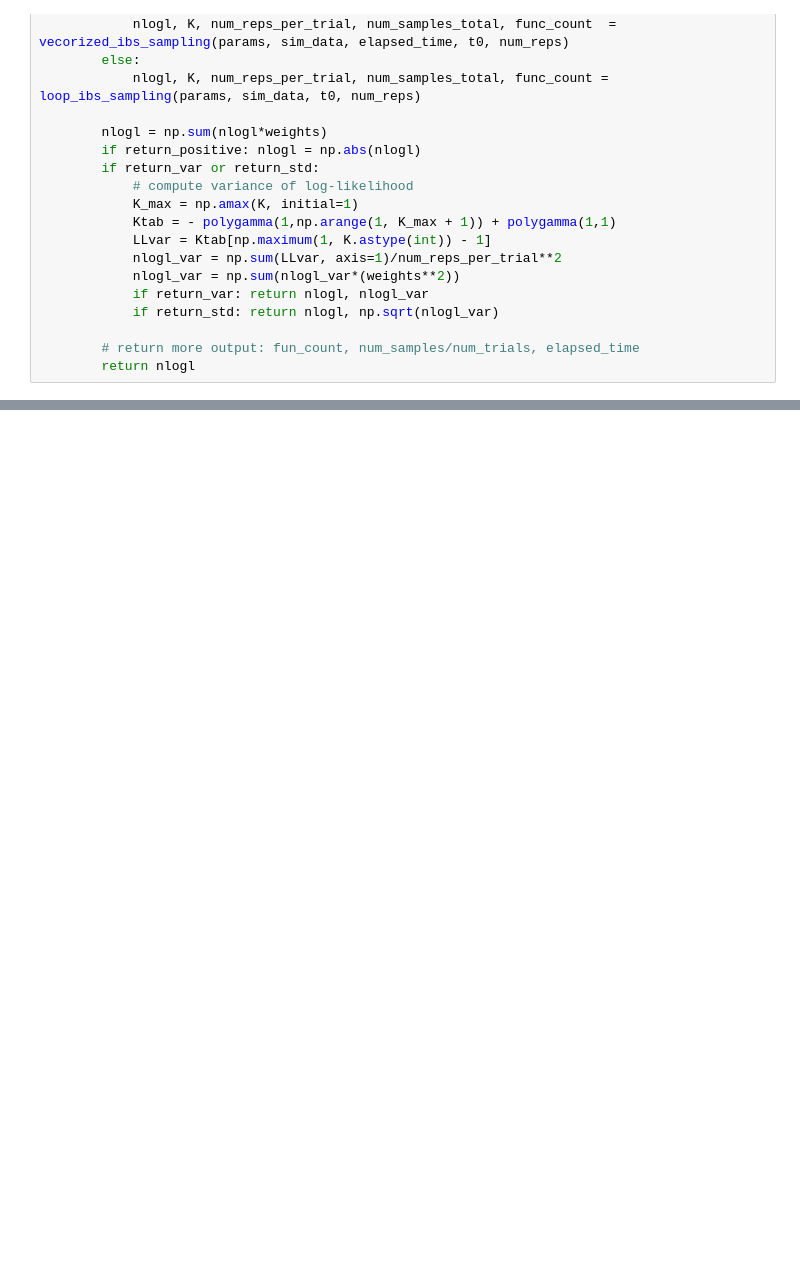
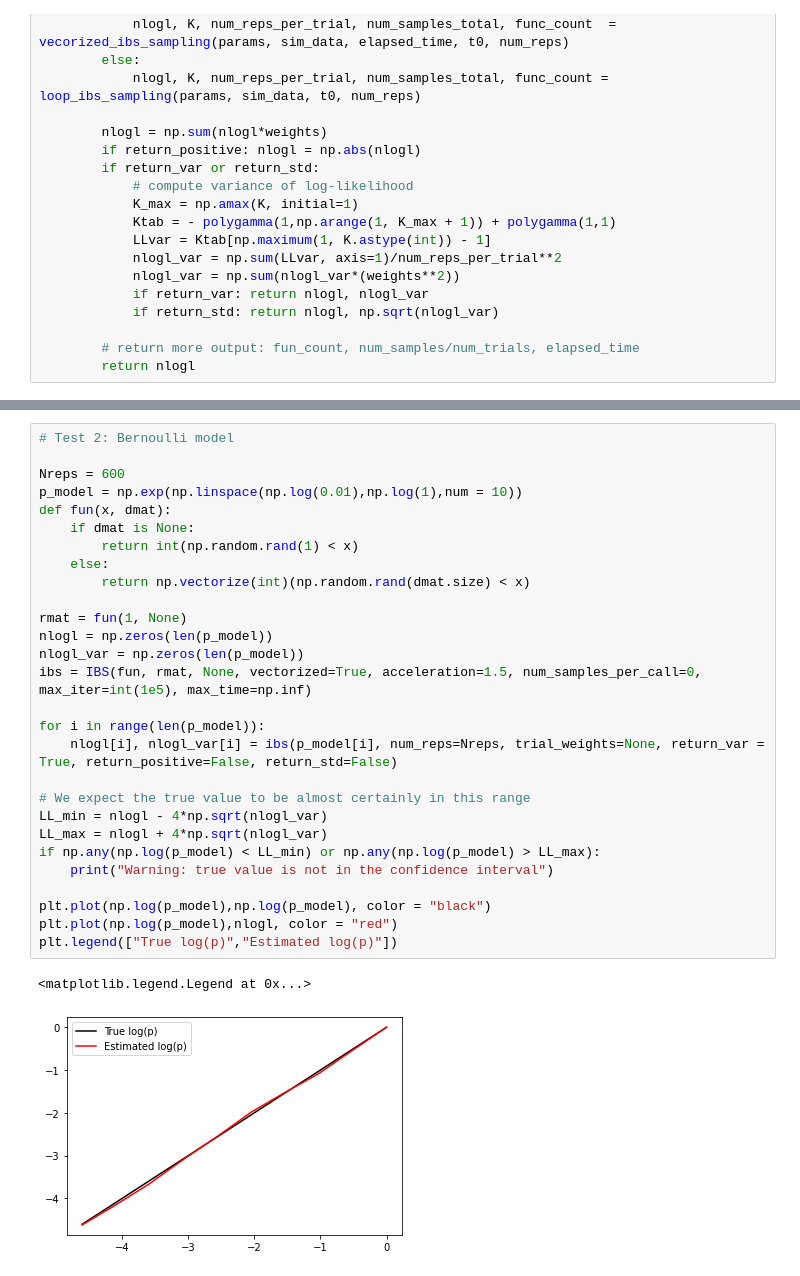
Before and after one commit to acerbilab/pyibs, a Jupyter notebook: ibs_ver1.ipynb, the cells around one changed output, grey strips where cells are left out. Cells and saved outputs as stored; diff of their text form; blank space fills up the shorter version.

```diff
--- a/ibs_ver1.ipynb
+++ b/ibs_ver1.ipynb
@@ -290,0 +430,31 @@ class IBS:
+# %%
+# Test 2: Bernoulli model
+
+Nreps = 600
+p_model = np.exp(np.linspace(np.log(0.01),np.log(1),num = 10))
+def fun(x, dmat):
+    if dmat is None:
+        return int(np.random.rand(1) < x)
+    else:
+        return np.vectorize(int)(np.random.rand(dmat.size) < x)
+
+rmat = fun(1, None)
+nlogl = np.zeros(len(p_model))
+nlogl_var = np.zeros(len(p_model))
+ibs = IBS(fun, rmat, None, vectorized=True, acceleration=1.5, num_samples_per_call=0, max_iter=int(1e5), max_time=np.inf)
+
+for i in range(len(p_model)):
+    nlogl[i], nlogl_var[i] = ibs(p_model[i], num_reps=Nreps, trial_weights=None, return_var = True, return_positive=False, return_std=False)
+
+# We expect the true value to be almost certainly in this range
+LL_min = nlogl - 4*np.sqrt(nlogl_var)
+LL_max = nlogl + 4*np.sqrt(nlogl_var)
+if np.any(np.log(p_model) < LL_min) or np.any(np.log(p_model) > LL_max):
+    print("Warning: true value is not in the confidence interval")
+
+plt.plot(np.log(p_model),np.log(p_model), color = "black")
+plt.plot(np.log(p_model),nlogl, color = "red")
+plt.legend(["True log(p)","Estimated log(p)"])
+# %% [output]
+<matplotlib.legend.Legend at 0x...>
+[figure, added]
```
Also changed, not shown: parts of 4 cells of this notebook.
